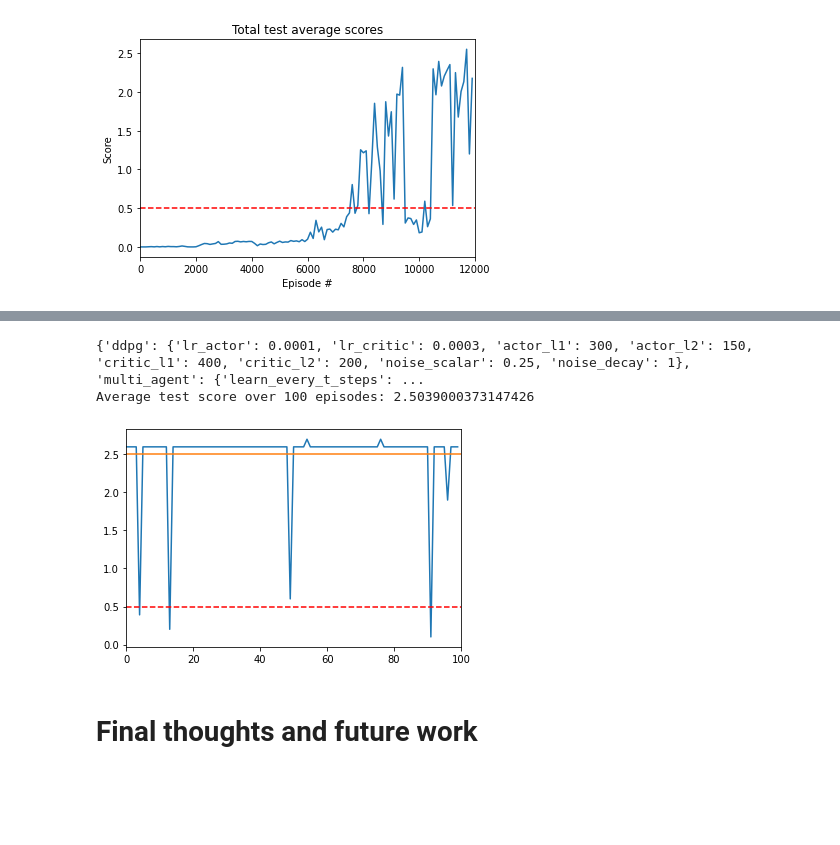
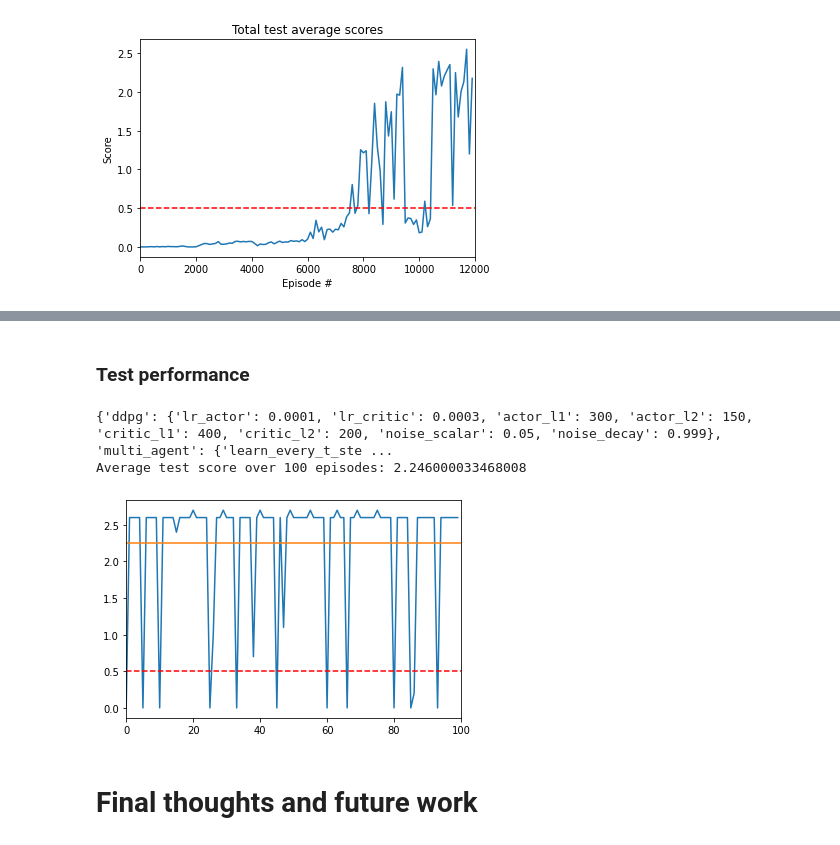
Before and after one commit to Simonexc/CollaborationAndCompetition, a Jupyter notebook: Report.ipynb, the cells around one changed output, grey strips where cells are left out. Cells and saved outputs as stored; diff of their text form; code cells hidden in the pictures; blank space fills up the shorter version.

```diff
--- a/Report.ipynb
+++ b/Report.ipynb
@@ -345,16 +366,32 @@ See the live performance of this agent below:
+# %% [markdown]
+### Test performance
 # %%
-scores = run_tests("v5.5", 100)
+def run_tests(ver, n):
+    folder = f"training/run{ver}"
+    with open(f"{folder}/checkpoint.json", "rb") as file:
+        params = json.load(file)
+    print(params)
+    agent = create_agent(params)
+    agent.agents[0].actor_local.load_state_dict(torch.load(f'training/run{ver}/checkpoint_actor_top.pth'))
+
+    scores = []
+    for i in range(n):
+        scores.append(test(agent))
+
+    return scores
+
+scores = run_tests("v6.0", 100)
 mean_score = np.array(scores).mean()
 print(f"Average test score over 100 episodes: {mean_score}")
 plt.plot(scores)
 plt.plot([0, 100], [mean_score]*2)
 plt.plot([0, 100], [0.5, 0.5], 'r--')
 plt.xlim(0, 100)
 plt.show()
 # %% [output]
-{'ddpg': {'lr_actor': 0.0001, 'lr_critic': 0.0003, 'actor_l1': 300, 'actor_l2': 150, 'critic_l1': 400, 'critic_l2': 200, 'noise_scalar': 0.25, 'noise_decay': 1}, 'multi_agent': {'learn_every_t_steps': ...
-Average test score over 100 episodes: 2.5039000373147426
+{'ddpg': {'lr_actor': 0.0001, 'lr_critic': 0.0003, 'actor_l1': 300, 'actor_l2': 150, 'critic_l1': 400, 'critic_l2': 200, 'noise_scalar': 0.05, 'noise_decay': 0.999}, 'multi_agent': {'learn_every_t_ste ...
+Average test score over 100 episodes: 2.246000033468008
-[figure, old version]
+[figure, new version]
 # %%
 env.close()
 # %% [markdown]
```
Also changed, not shown: parts of 9 cells of this notebook, 15 other files.
